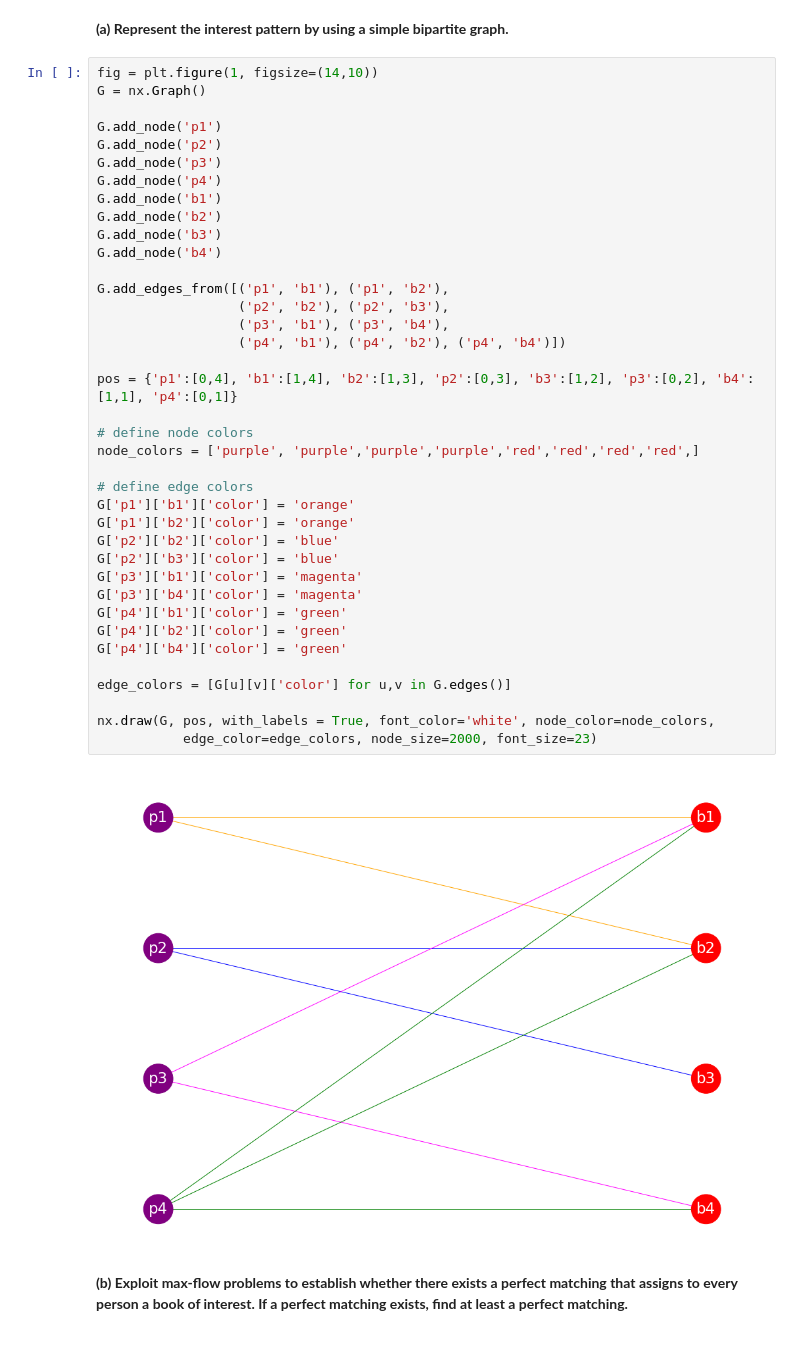
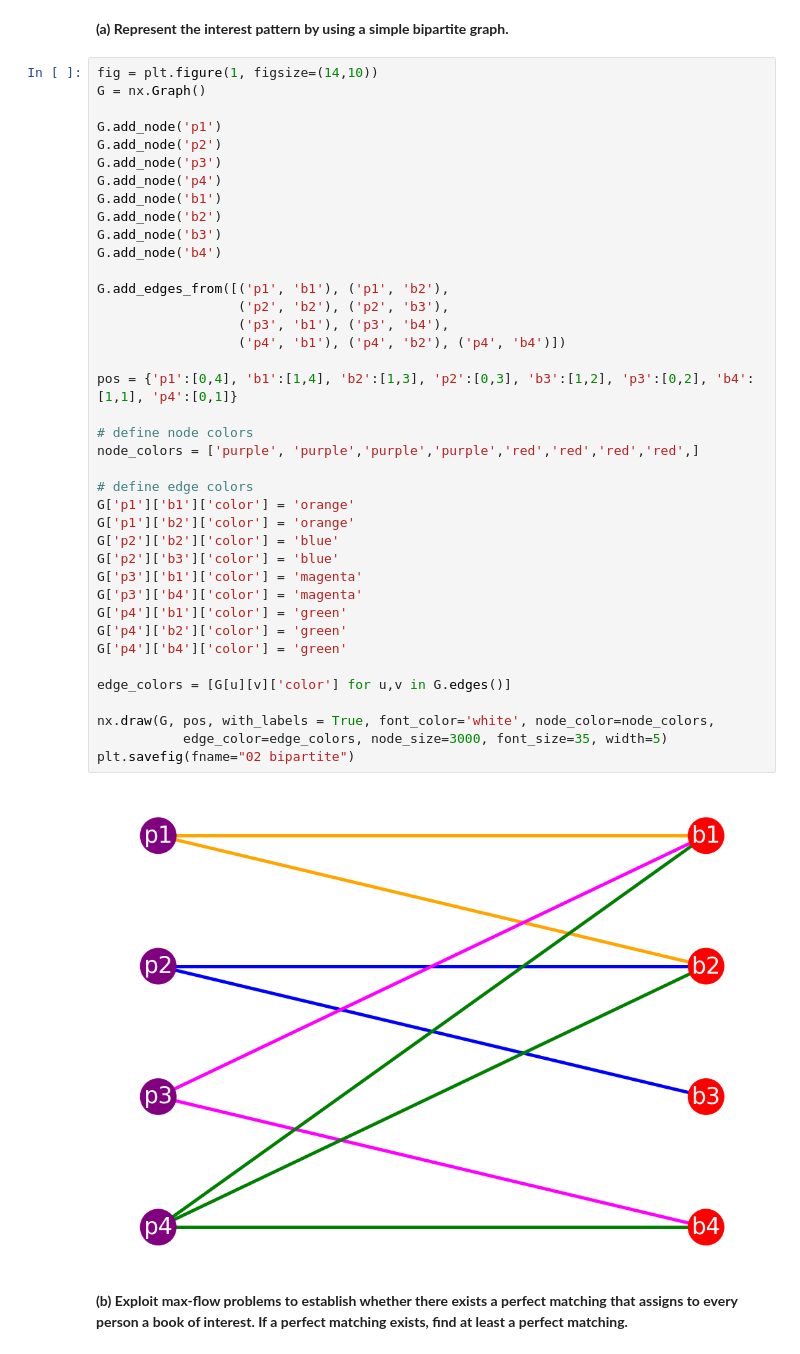
Before and after one commit to fabioeterno/Network_Homework, a Jupyter notebook: Hw1_Ex2.ipynb, the cells around one changed output. Drawn from its saved outputs; the diff is of its cells as text.

```diff
--- a/Hw1_Ex2.ipynb
+++ b/Hw1_Ex2.ipynb
@@ -26,35 +26,36 @@ G.add_node('p4')
 G.add_node('b1')
 G.add_node('b2')
 G.add_node('b3')
 G.add_node('b4')
 
 G.add_edges_from([('p1', 'b1'), ('p1', 'b2'),
                   ('p2', 'b2'), ('p2', 'b3'),
                   ('p3', 'b1'), ('p3', 'b4'),
                   ('p4', 'b1'), ('p4', 'b2'), ('p4', 'b4')])
 
 pos = {'p1':[0,4], 'b1':[1,4], 'b2':[1,3], 'p2':[0,3], 'b3':[1,2], 'p3':[0,2], 'b4':[1,1], 'p4':[0,1]}
 
 # define node colors
 node_colors = ['purple', 'purple','purple','purple','red','red','red','red',]
 
 # define edge colors
 G['p1']['b1']['color'] = 'orange'
 G['p1']['b2']['color'] = 'orange'
 G['p2']['b2']['color'] = 'blue'
 G['p2']['b3']['color'] = 'blue'
 G['p3']['b1']['color'] = 'magenta'
 G['p3']['b4']['color'] = 'magenta'
 G['p4']['b1']['color'] = 'green'
 G['p4']['b2']['color'] = 'green'
 G['p4']['b4']['color'] = 'green'
 
 edge_colors = [G[u][v]['color'] for u,v in G.edges()]
 
 nx.draw(G, pos, with_labels = True, font_color='white', node_color=node_colors,
-           edge_color=edge_colors, node_size=2000, font_size=23)
+           edge_color=edge_colors, node_size=3000, font_size=35, width=5)
+plt.savefig(fname="02 bipartite")
 # %% [output]
-[figure, old version]
+[figure, new version]
 # %% [markdown]
 **(b) Exploit max-flow problems to establish whether there exists a perfect matching that assigns to every person a book of interest. If a perfect matching exists, find at least a perfect matching.**
 # %% [markdown]
```
Also changed, not shown: parts of 8 cells of this notebook.
